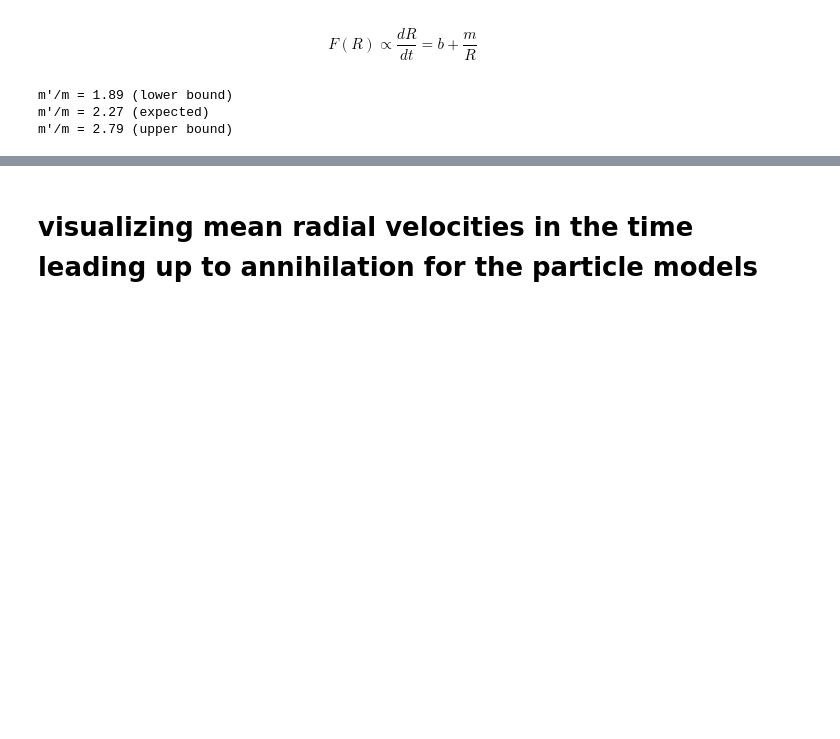
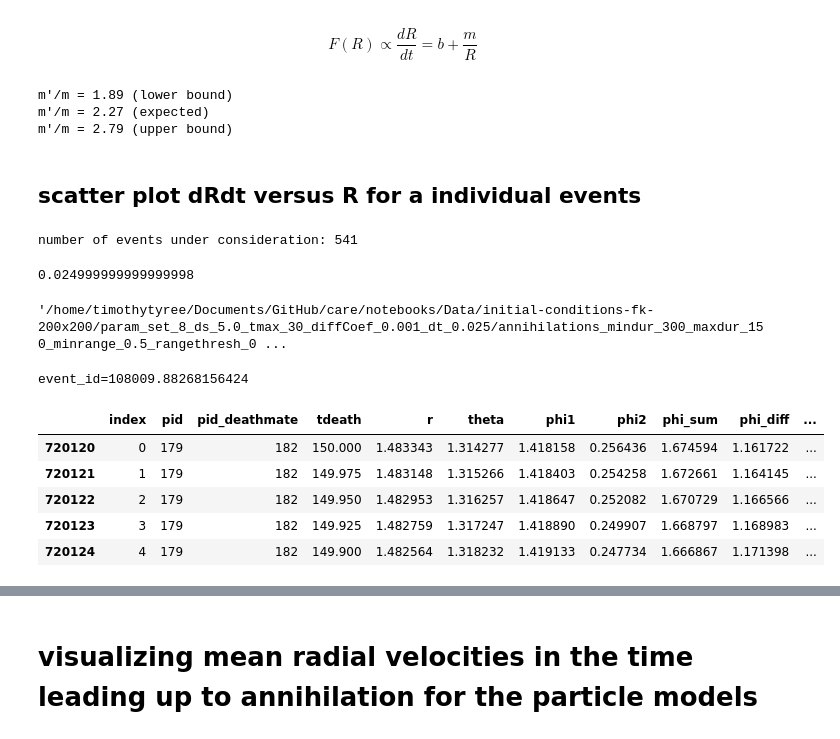
Before and after one commit to timtyree/care, a Jupyter notebook: notebooks/Measuring Average Forces between Spiral Tips.ipynb, the cells around one changed output, grey strips where cells are left out. Cells and saved outputs as stored; diff of their text form; code cells hidden in the pictures; blank space fills up the shorter version.

```diff
--- a/notebooks/Measuring Average Forces between Spiral Tips.ipynb
+++ b/notebooks/Measuring Average Forces between Spiral Tips.ipynb
@@ -302,3 +302,51 @@ print(f"m'/m = {(m2-Delta_m2)/(m+Delta_m):.2f} (upper bound)")
 m'/m = 1.89 (lower bound)
 m'/m = 2.27 (expected)
 m'/m = 2.79 (upper bound)
+# %% [markdown]
+## scatter plot dRdt versus R for a individual events
+# %%
+#TODO(overlay?): scatter plot dRdt versus R for a few events / event_id's
+id_col='event_id'
+df=pd.read_csv(input_fn2)
+event_id_lst=sorted(set(df.loc[~df[id_col].isna(),id_col].values))
+print(f"number of events under consideration: {len(event_id_lst)}")
+# df=compute_event_id(df[df['event_id'].isnull()],input_fn)
+# event_id_lst=sorted(set(df['event_id'].values))
+# print(f"number of events under consideration: {len(event_id_lst)}")
+DT
+# %% [output]
+number of events under consideration: 541
+0.024999999999999998
+# %%
+#GOAL: filter trajectories look funny on the scatter plot of dRdt versus R
+#TODO: plot where event_id is not null
+#TODO: plot where event_id is null
+input_fn2
+# %% [output]
+'/home/timothytyree/Documents/GitHub/care/notebooks/Data/initial-conditions-fk-200x200/param_set_8_ds_5.0_tmax_30_diffCoef_0.001_dt_0.025/annihilations_mindur_300_maxdur_150_minrange_0.5_rangethresh_0 ...
+# %%
+event_id=event_id_lst[-7];print(f"event_id={event_id}")
+# d=df.loc[np.isclose(df['event_id'],event_id)].copy()
+d=df.loc[np.isclose(df['event_id'],event_id)]
+# d.sort_values('tdeath',inplace=True,ascending=False)
+r_values=d['r'].values #cm
+c_values=d['tdeath'].values #ms
+
+tscale=0.001 #s per ms
+min_dRdt=-1000
+max_dRdt=10000
+dRdt_values=-1*(r_values[:-1]-r_values[1:])/DT/tscale #cm/s
+R_values = (r_values[:-1]+r_values[1:])/2 #cm
+boo_keep=(dRdt_values>min_dRdt)&(dRdt_values<max_dRdt)
+R_values=R_values[boo_keep]
+dRdt_values=dRdt_values[boo_keep]
+c_values=c_values[:-1][boo_keep]
+d.head()
+# %% [output]
+event_id=108009.88268156424
+|  | index | pid | pid_deathmate | tdeath | r | theta | phi1 | phi2 | phi_sum | phi_diff | ... |
+| 720120 | 0 | 179 | 182 | 150.000 | 1.483343 | 1.314277 | 1.418158 | 0.256436 | 1.674594 | 1.161722 | ... |
+| 720121 | 1 | 179 | 182 | 149.975 | 1.483148 | 1.315266 | 1.418403 | 0.254258 | 1.672661 | 1.164145 | ... |
+| 720122 | 2 | 179 | 182 | 149.950 | 1.482953 | 1.316257 | 1.418647 | 0.252082 | 1.670729 | 1.166566 | ... |
+| 720123 | 3 | 179 | 182 | 149.925 | 1.482759 | 1.317247 | 1.418890 | 0.249907 | 1.668797 | 1.168983 | ... |
+| 720124 | 4 | 179 | 182 | 149.900 | 1.482564 | 1.318232 | 1.419133 | 0.247734 | 1.666867 | 1.171398 | ... |
```
Also changed, not shown: parts of 3 cells of this notebook, 2 other files.
